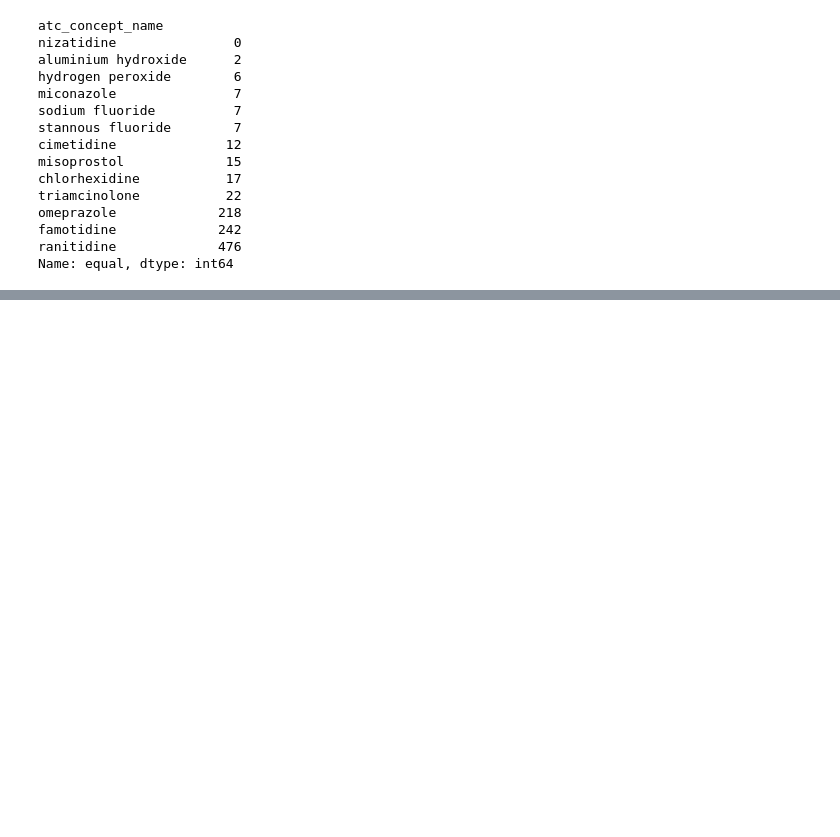
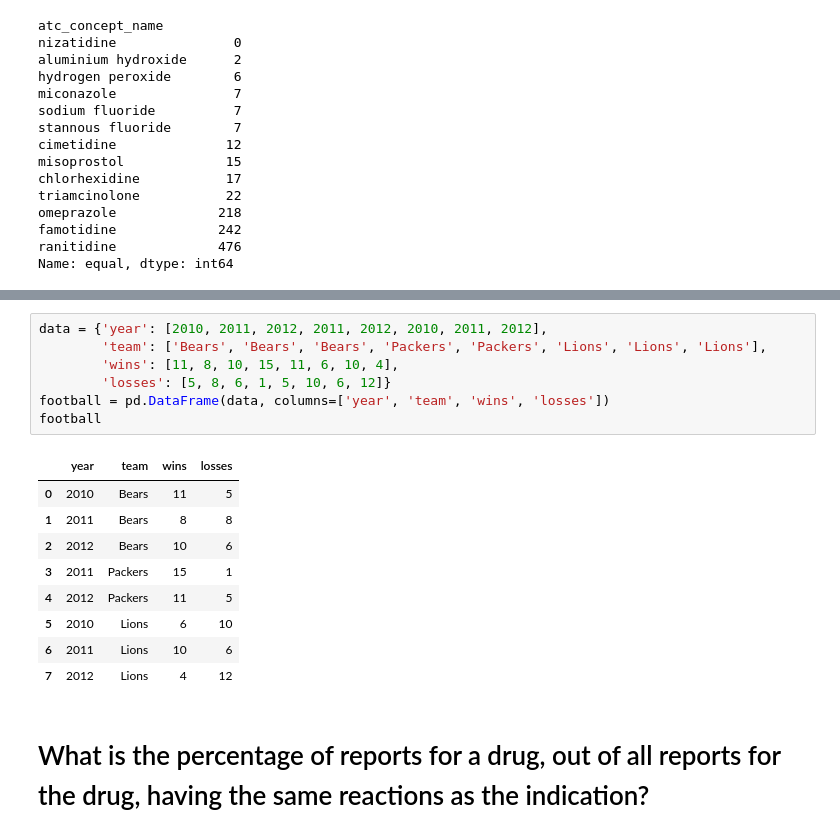
Before and after one commit to veronikabreton/smri2020, a Jupyter notebook: ntbks/python/My_First_Notebook.ipynb, the cells around one changed output, grey strips where cells are left out. Drawn from its saved outputs; the diff is of its cells as text; blank space fills up the shorter version.

```diff
--- a/ntbks/python/My_First_Notebook.ipynb
+++ b/ntbks/python/My_First_Notebook.ipynb
@@ -258,0 +521,19 @@ Name: equal, dtype: int64
+# %%
+data = {'year': [2010, 2011, 2012, 2011, 2012, 2010, 2011, 2012],
+        'team': ['Bears', 'Bears', 'Bears', 'Packers', 'Packers', 'Lions', 'Lions', 'Lions'],
+        'wins': [11, 8, 10, 15, 11, 6, 10, 4],
+        'losses': [5, 8, 6, 1, 5, 10, 6, 12]}
+football = pd.DataFrame(data, columns=['year', 'team', 'wins', 'losses'])
+football
+# %% [output]
+|  | year | team | wins | losses |
+| 0 | 2010 | Bears | 11 | 5 |
+| 1 | 2011 | Bears | 8 | 8 |
+| 2 | 2012 | Bears | 10 | 6 |
+| 3 | 2011 | Packers | 15 | 1 |
+| 4 | 2012 | Packers | 11 | 5 |
+| 5 | 2010 | Lions | 6 | 10 |
+| 6 | 2011 | Lions | 10 | 6 |
+| 7 | 2012 | Lions | 4 | 12 |
+# %% [markdown]
+# What is the percentage of reports for a drug, out of all reports for the drug, having the same reactions as the indication?
```
Also changed, not shown: parts of 52 cells of this notebook, 1 other file.
